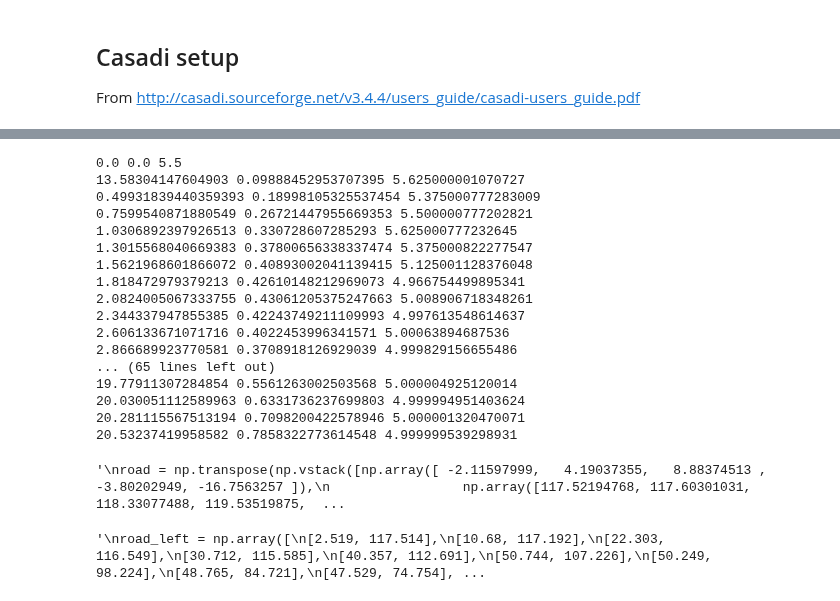
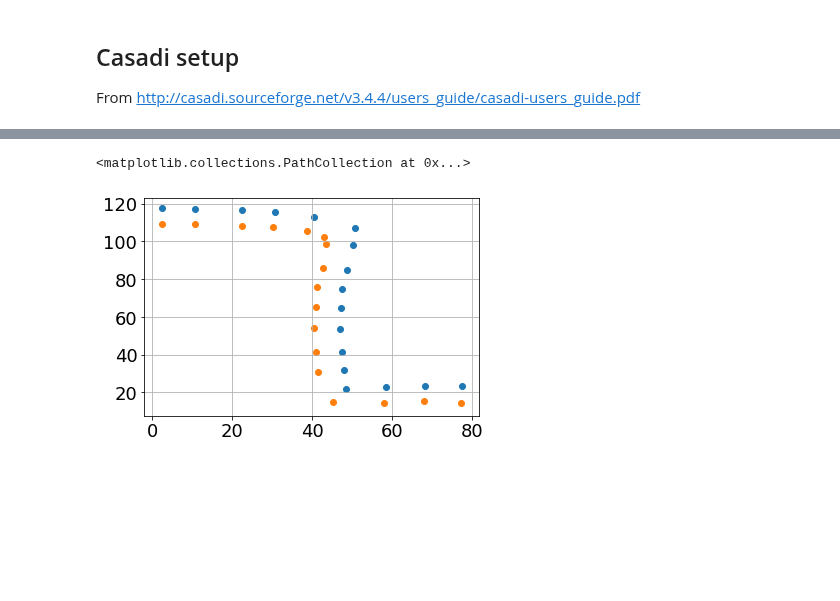
Before and after one commit to elsoroka/AutonomousCarMPC, a Jupyter notebook: nonlinear_mpc_casadi.ipynb, the cells around one changed output, grey strips where cells are left out. Drawn from its saved outputs; the diff is of its cells as text; code cells hidden in the pictures; blank space fills up the shorter version.

Commit message:
Latest working version with curvy sinusoidal road

```diff
--- a/nonlinear_mpc_casadi.ipynb
+++ b/nonlinear_mpc_casadi.ipynb
@@ -215,42 +210,6 @@ v    : [5.5        5.625      5.37500078 5.50000078 5.62500078 5.37500082
-# %%
-for i in range(np.size(x_plan)//5):
-    print(x_plan[0,i], x_plan[1,i], x_plan[2,i])
-'''
-road = np.transpose(np.vstack([np.array([ -2.11597999,   4.19037355,   8.88374513 , -3.80202949, -16.7563257 ]),
-                 np.array([117.52194768, 117.60301031, 118.33077488, 119.53519875, 118.52077657])]))
-print(road, np.shape(road))
-road_sorted = road[road[:,0].argsort()]
-print(road_sorted)
-road_spline  = interpolate.splrep(road_sorted[:,0], road_sorted[:,1])
-
-x = road[:,0]
-plt.scatter(road[:,0], road[:,1])
-plt.plot(x, interpolate.splev(x, road_spline))
-
-# A lot of stuff seems to be broken in the road computations.
-'''
-# %% [output]
-0.0 0.0 5.5
-13.58304147604903 0.09888452953707395 5.625000001070727
-0.49931839440359393 0.18998105325537454 5.375000777283009
-0.7599540871880549 0.26721447955669353 5.500000777202821
-1.0306892397926513 0.330728607285293 5.625000777232645
-1.3015568040669383 0.37800656338337474 5.375000822277547
-1.5621968601866072 0.40893002041139415 5.125001128376048
-1.818472979379213 0.42610148212969073 4.966754499895341
-2.0824005067333755 0.43061205375247663 5.008906718348261
-2.344337947855385 0.42243749211109993 4.997613548614637
-2.606133671071716 0.4022453996341571 5.00063894687536
-2.866689923770581 0.3708918126929039 4.999829156655486
-... (65 lines left out)
-19.77911307284854 0.5561263002503568 5.000004925120014
-20.030051112589963 0.6331736237699803 4.999994951403624
-20.281115567513194 0.7098200422578946 5.000001320470071
-20.53237419958582 0.7858322773614548 4.999999539298931
-'\nroad = np.transpose(np.vstack([np.array([ -2.11597999,   4.19037355,   8.88374513 , -3.80202949, -16.7563257 ]),\n                 np.array([117.52194768, 117.60301031, 118.33077488, 119.53519875,  ...
 # %%
 # This is the road to my parents' house, distances in meters.
-'''
+
 road_left = np.array([
 [2.519, 117.514],
 [10.68, 117.192],
@@ -264,32 +223,35 @@ road_left = np.array([
 [47.158, 64.466],
 [47.034, 53.535],
 [47.529, 41.318],
 [48.024, 31.994],
 [48.518, 22.028],
 [58.41, 22.671],
 [68.303, 23.635],
 [77.453, 23.153],
 ])
 
 road_right = np.array([
 [2.519, 109.155],
 [10.68, 109.316],
 [22.427, 108.19],
 [30.094, 107.708],
 [38.626, 105.297],
 [42.83, 102.403],
 [43.325, 98.545],
 [42.583, 86.007],
 [41.222, 75.719],
 [40.852, 65.431],
 [40.357, 53.856],
 [40.852, 41.318],
 [41.346, 30.869],
 [45.179, 14.955],
 [57.916, 14.312],
 [68.056, 15.276],
 [77.206, 14.312],
 ])
-'''
+
+plt.scatter(road_left[:,0], road_left[:,1])
+plt.scatter(road_right[:,0], road_right[:,1])
 # %% [output]
-'\nroad_left = np.array([\n[2.519, 117.514],\n[10.68, 117.192],\n[22.303, 116.549],\n[30.712, 115.585],\n[40.357, 112.691],\n[50.744, 107.226],\n[50.249, 98.224],\n[48.765, 84.721],\n[47.529, 74.754], ...
+<matplotlib.collections.PathCollection at 0x...>
+[figure, added]
```
Also changed, not shown: parts of 4 cells of this notebook, 1 other file.
